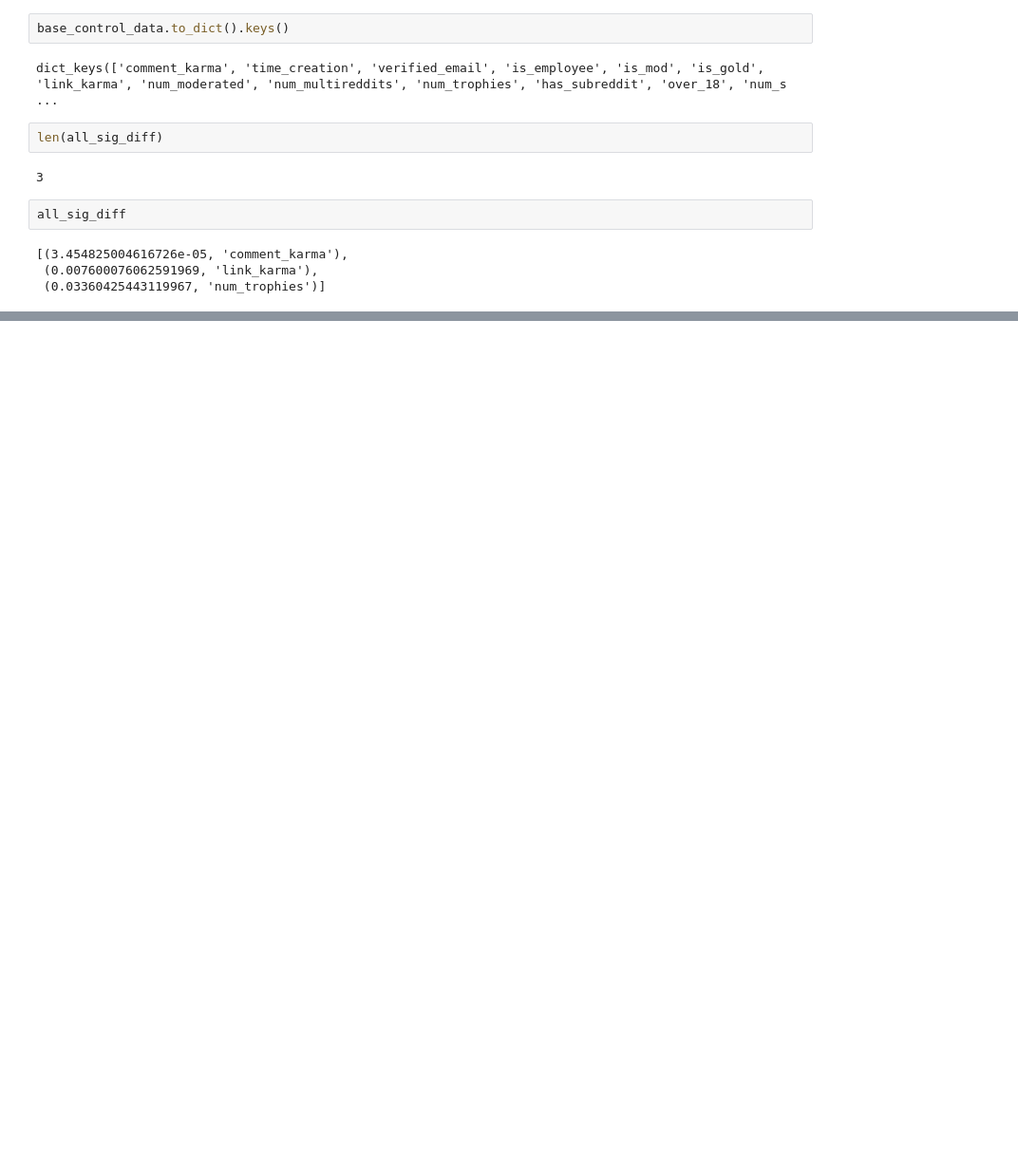
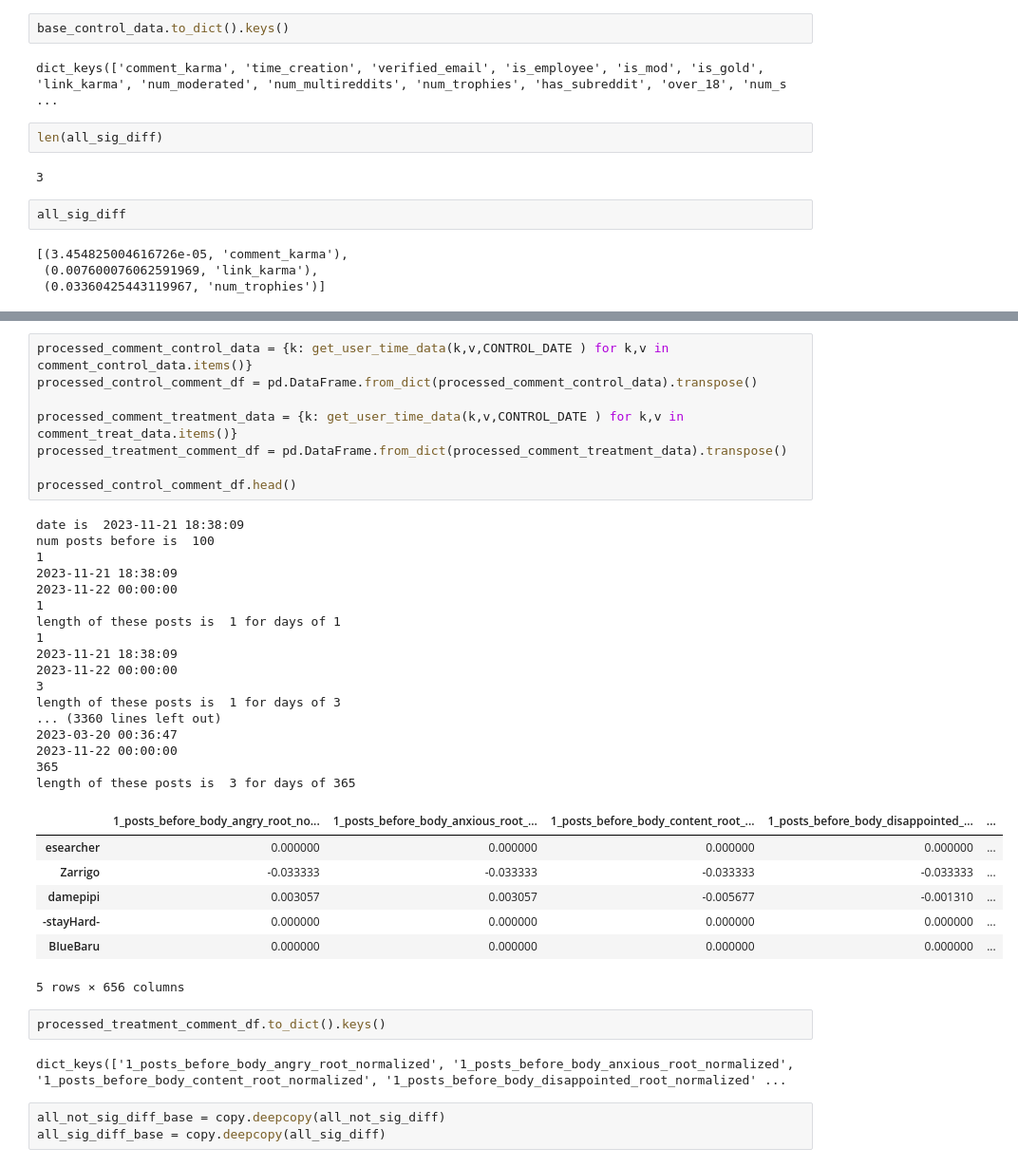
Before and after one commit to jellyfish45/Reddit-Crawler-Data, a Jupyter notebook: GroupComparison/user_group_comparison.ipynb, the cells around one changed output, grey strips where cells are left out. Shown at 95% size. Cells and saved outputs as stored; diff of their text form; blank space fills up the shorter version.

```diff
--- a/GroupComparison/user_group_comparison.ipynb
+++ b/GroupComparison/user_group_comparison.ipynb
@@ -575,0 +772,40 @@ pvalue is 3.454825004616726e-05
+# %%
+processed_comment_control_data = {k: get_user_time_data(k,v,CONTROL_DATE ) for k,v in comment_control_data.items()}
+processed_control_comment_df = pd.DataFrame.from_dict(processed_comment_control_data).transpose()
+
+processed_comment_treatment_data = {k: get_user_time_data(k,v,CONTROL_DATE ) for k,v in comment_treat_data.items()}
+processed_treatment_comment_df = pd.DataFrame.from_dict(processed_comment_treatment_data).transpose()
+
+processed_control_comment_df.head()
+# %% [output]
+date is  2023-11-21 18:38:09
+num posts before is  100
+1
+2023-11-21 18:38:09
+2023-11-22 00:00:00
+1
+length of these posts is  1 for days of 1
+1
+2023-11-21 18:38:09
+2023-11-22 00:00:00
+3
+length of these posts is  1 for days of 3
+... (3360 lines left out)
+2023-03-20 00:36:47
+2023-11-22 00:00:00
+365
+length of these posts is  3 for days of 365
+|  | 1_posts_before_body_angry_root_no... | 1_posts_before_body_anxious_root_... | 1_posts_before_body_content_root_... | 1_posts_before_body_disappointed_... | ... |
+| esearcher | 0.000000 | 0.000000 | 0.000000 | 0.000000 | ... |
+| Zarrigo | -0.033333 | -0.033333 | -0.033333 | -0.033333 | ... |
+| damepipi | 0.003057 | 0.003057 | -0.005677 | -0.001310 | ... |
+| -stayHard- | 0.000000 | 0.000000 | 0.000000 | 0.000000 | ... |
+| BIueBaru | 0.000000 | 0.000000 | 0.000000 | 0.000000 | ... |
+5 rows × 656 columns
+# %%
+processed_treatment_comment_df.to_dict().keys()
+# %% [output]
+dict_keys(['1_posts_before_body_angry_root_normalized', '1_posts_before_body_anxious_root_normalized', '1_posts_before_body_content_root_normalized', '1_posts_before_body_disappointed_root_normalized' ...
+# %%
+all_not_sig_diff_base = copy.deepcopy(all_not_sig_diff)
+all_sig_diff_base = copy.deepcopy(all_sig_diff)
```
Also changed, not shown: parts of 27 cells of this notebook, 6 other files.
